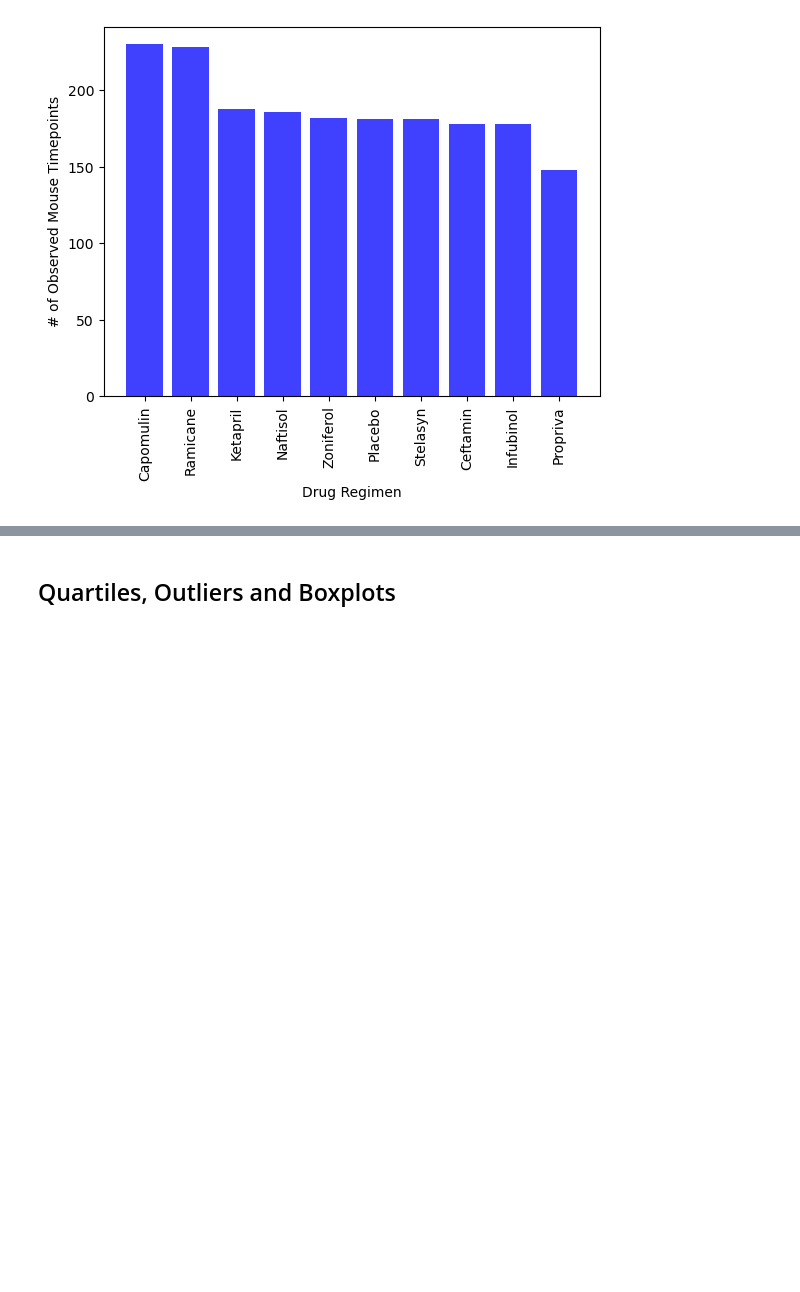
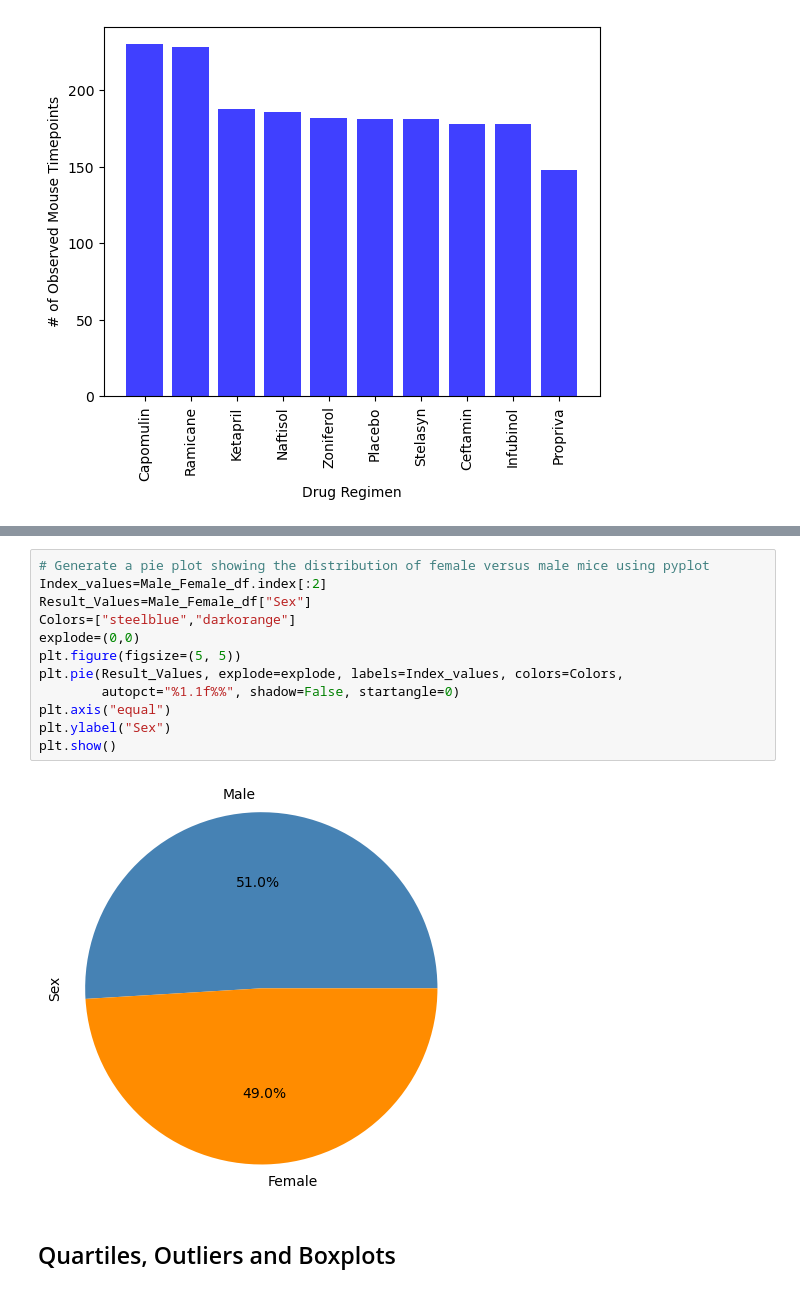
Before and after one commit to DiegoMartorell1620/Module-5-Challenge, a Jupyter notebook: pymaceuticals_starter.ipynb, the cells around one changed output, grey strips where cells are left out. Cells and saved outputs as stored; diff of their text form; blank space fills up the shorter version.

```diff
--- a/pymaceuticals_starter.ipynb
+++ b/pymaceuticals_starter.ipynb
@@ -202,3 +213,17 @@ plt.show()
+# %%
+# Generate a pie plot showing the distribution of female versus male mice using pyplot
+Index_values=Male_Female_df.index[:2]
+Result_Values=Male_Female_df["Sex"]
+Colors=["steelblue","darkorange"]
+explode=(0,0)
+plt.figure(figsize=(5, 5))
+plt.pie(Result_Values, explode=explode, labels=Index_values, colors=Colors,
+        autopct="%1.1f%%", shadow=False, startangle=0)
+plt.axis("equal")
+plt.ylabel("Sex")
+plt.show()
+# %% [output]
+[figure, added]
 # %% [markdown]
 ## Quartiles, Outliers and Boxplots
 # %%
```
Also changed, not shown: parts of 12 cells of this notebook.
